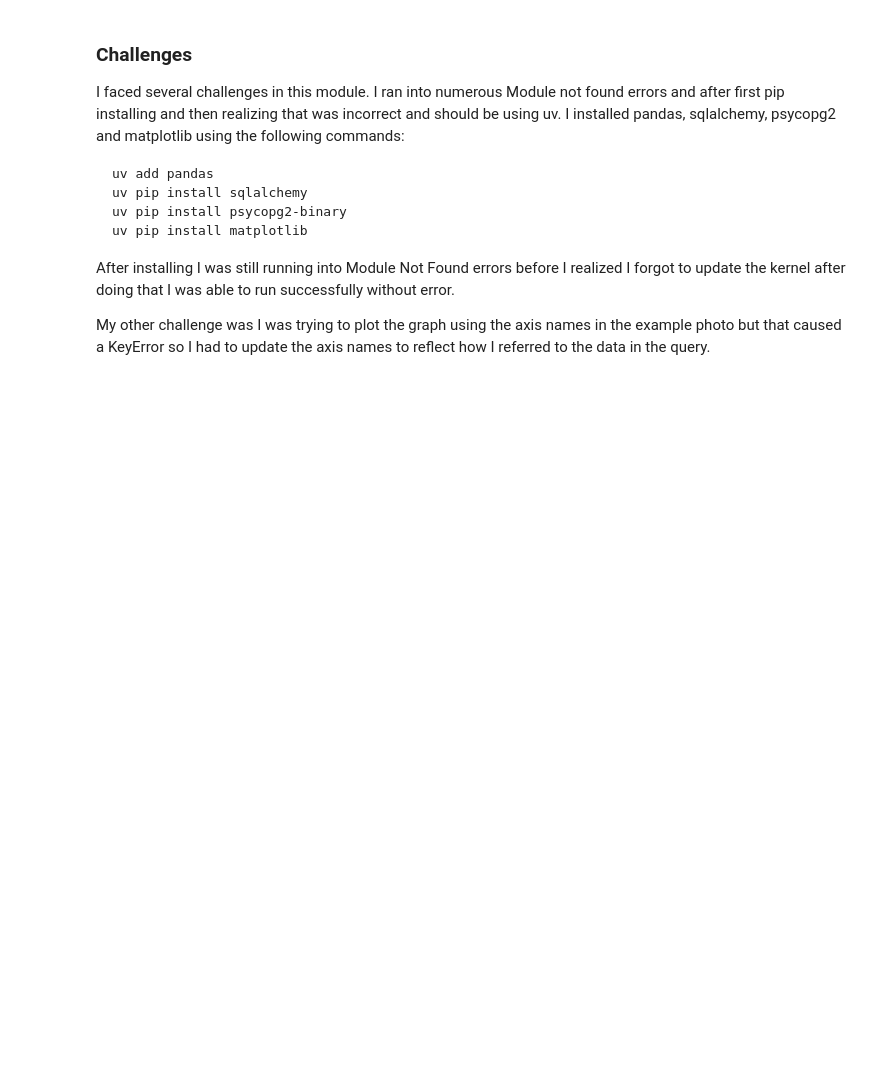
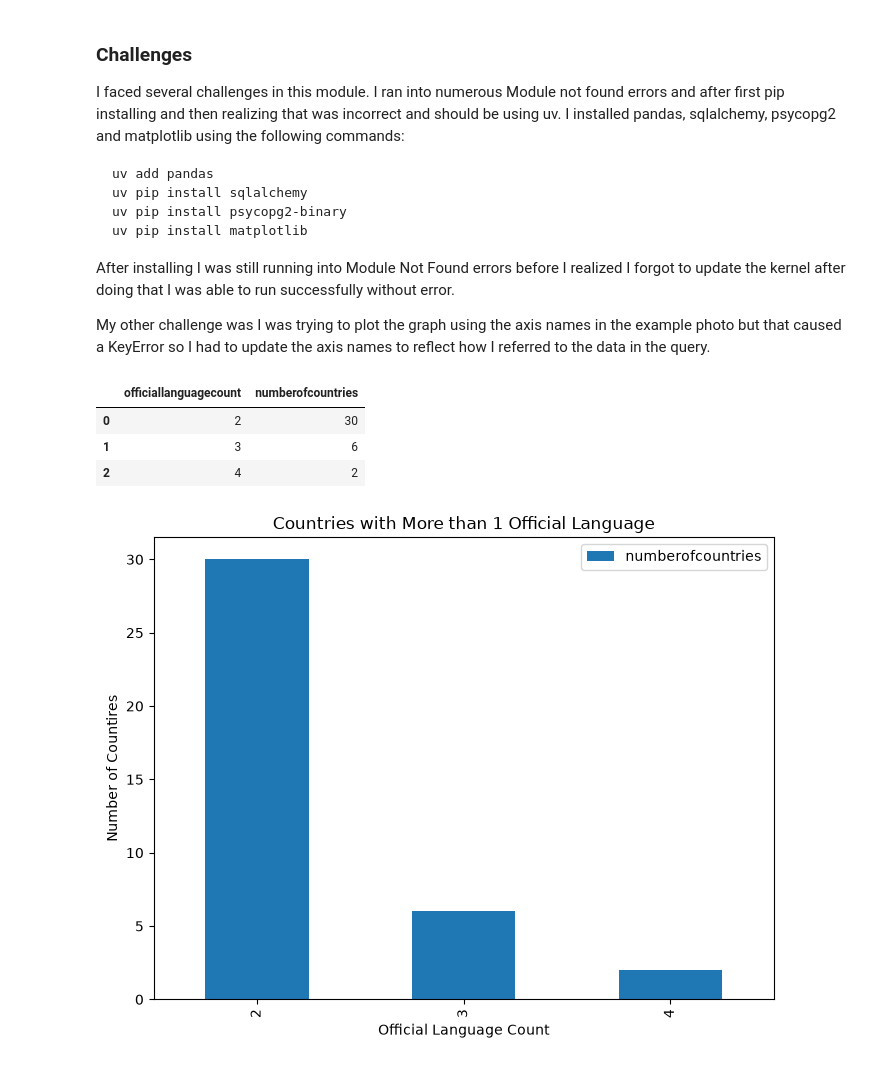
Before and after one commit to tmartin-m/databases-for-analytics, a Jupyter notebook: notebooks/exercise04.ipynb, the cells around one changed output. Cells and saved outputs as stored; diff of their text form; code cells hidden in the pictures; blank space fills up the shorter version.

Commit message:
Module 4-Take Ownership Completed

```diff
--- a/notebooks/exercise04.ipynb
+++ b/notebooks/exercise04.ipynb
@@ -70,3 +70,35 @@ uv pip install matplotlib
 After installing I was still running into Module Not Found errors before I realized I forgot to update the kernel after doing that I was able to run successfully without error.
 
 My other challenge was I was trying to plot the graph using the axis names in the example photo but that caused a KeyError so I had to update the axis names to reflect how I referred to the data in the query.
+# %%
+# === Section 6. Take Ownership ===
+
+query = """
+SELECT OfficialLanguageCount, COUNT(*) AS NumberOfCountries
+FROM (SELECT CountryCode, COUNT(Language) AS OfficialLanguageCount
+FROM countrylanguage
+WHERE IsOfficial = 'T'
+GROUP BY CountryCode)
+AS CountryLanguageCounts
+WHERE OfficialLanguageCount IN (2, 3, 4)
+GROUP BY OfficialLanguageCount
+ORDER BY OfficialLanguageCount;
+"""
+
+df = pd.read_sql(query, engine)
+
+df
+# %% [output]
+|  | officiallanguagecount | numberofcountries |
+| 0 | 2 | 30 |
+| 1 | 3 | 6 |
+| 2 | 4 | 2 |
+# %%
+df.plot(x="officiallanguagecount", y="numberofcountries", kind="bar", figsize=(8, 6))
+
+plt.title("Countries with More than 1 Official Language")
+plt.xlabel("Official Language Count")
+plt.ylabel("Number of Countires")
+plt.show()
+# %% [output]
+[figure, added]
```
